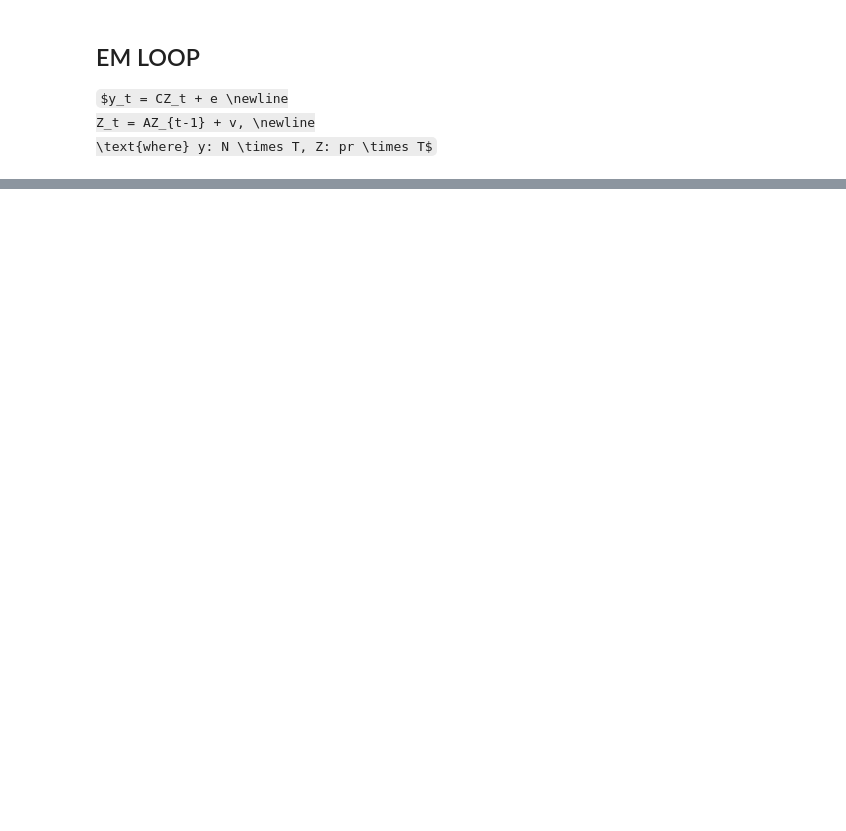
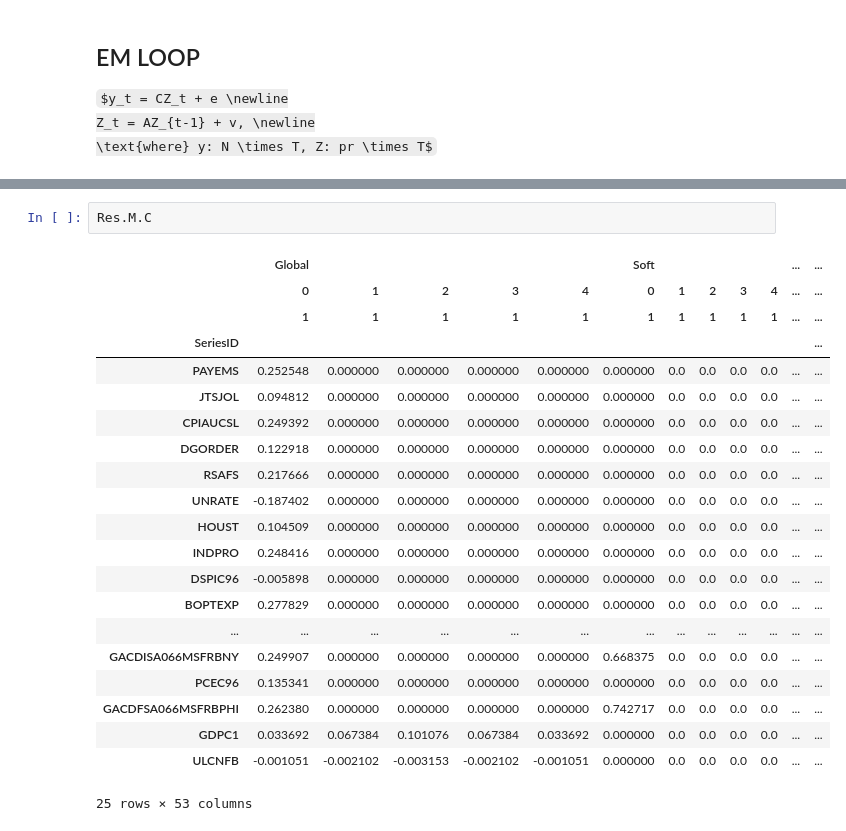
Before and after one commit to hyunchangyi/nowcasting, a Jupyter notebook: nowcasting.ipynb, the cells around one changed output, grey strips where cells are left out. Cells and saved outputs as stored; diff of their text form; some formulas as TeX source; blank space fills up the shorter version.

```diff
--- a/nowcasting.ipynb
+++ b/nowcasting.ipynb
@@ -1204,0 +1207,24 @@ X[t_var].dropna().plot(ax=axs[1]);
+# %%
+Res.M.C
+# %% [output]
+|  | Global |  |  |  |  | Soft |  |  |  |  | ... | ... |
+|  | 0 | 1 | 2 | 3 | 4 | 0 | 1 | 2 | 3 | 4 | ... | ... |
+|  | 1 | 1 | 1 | 1 | 1 | 1 | 1 | 1 | 1 | 1 | ... | ... |
+| SeriesID |  |  |  |  |  |  |  |  |  |  |  | ... |
+| PAYEMS | 0.252548 | 0.000000 | 0.000000 | 0.000000 | 0.000000 | 0.000000 | 0.0 | 0.0 | 0.0 | 0.0 | ... | ... |
+| JTSJOL | 0.094812 | 0.000000 | 0.000000 | 0.000000 | 0.000000 | 0.000000 | 0.0 | 0.0 | 0.0 | 0.0 | ... | ... |
+| CPIAUCSL | 0.249392 | 0.000000 | 0.000000 | 0.000000 | 0.000000 | 0.000000 | 0.0 | 0.0 | 0.0 | 0.0 | ... | ... |
+| DGORDER | 0.122918 | 0.000000 | 0.000000 | 0.000000 | 0.000000 | 0.000000 | 0.0 | 0.0 | 0.0 | 0.0 | ... | ... |
+| RSAFS | 0.217666 | 0.000000 | 0.000000 | 0.000000 | 0.000000 | 0.000000 | 0.0 | 0.0 | 0.0 | 0.0 | ... | ... |
+| UNRATE | -0.187402 | 0.000000 | 0.000000 | 0.000000 | 0.000000 | 0.000000 | 0.0 | 0.0 | 0.0 | 0.0 | ... | ... |
+| HOUST | 0.104509 | 0.000000 | 0.000000 | 0.000000 | 0.000000 | 0.000000 | 0.0 | 0.0 | 0.0 | 0.0 | ... | ... |
+| INDPRO | 0.248416 | 0.000000 | 0.000000 | 0.000000 | 0.000000 | 0.000000 | 0.0 | 0.0 | 0.0 | 0.0 | ... | ... |
+| DSPIC96 | -0.005898 | 0.000000 | 0.000000 | 0.000000 | 0.000000 | 0.000000 | 0.0 | 0.0 | 0.0 | 0.0 | ... | ... |
+| BOPTEXP | 0.277829 | 0.000000 | 0.000000 | 0.000000 | 0.000000 | 0.000000 | 0.0 | 0.0 | 0.0 | 0.0 | ... | ... |
+| ... | ... | ... | ... | ... | ... | ... | ... | ... | ... | ... | ... | ... |
+| GACDISA066MSFRBNY | 0.249907 | 0.000000 | 0.000000 | 0.000000 | 0.000000 | 0.668375 | 0.0 | 0.0 | 0.0 | 0.0 | ... | ... |
+| PCEC96 | 0.135341 | 0.000000 | 0.000000 | 0.000000 | 0.000000 | 0.000000 | 0.0 | 0.0 | 0.0 | 0.0 | ... | ... |
+| GACDFSA066MSFRBPHI | 0.262380 | 0.000000 | 0.000000 | 0.000000 | 0.000000 | 0.742717 | 0.0 | 0.0 | 0.0 | 0.0 | ... | ... |
+| GDPC1 | 0.033692 | 0.067384 | 0.101076 | 0.067384 | 0.033692 | 0.000000 | 0.0 | 0.0 | 0.0 | 0.0 | ... | ... |
+| ULCNFB | -0.001051 | -0.002102 | -0.003153 | -0.002102 | -0.001051 | 0.000000 | 0.0 | 0.0 | 0.0 | 0.0 | ... | ... |
+25 rows × 53 columns
```
Also changed, not shown: parts of 54 cells of this notebook, 25 other files.
